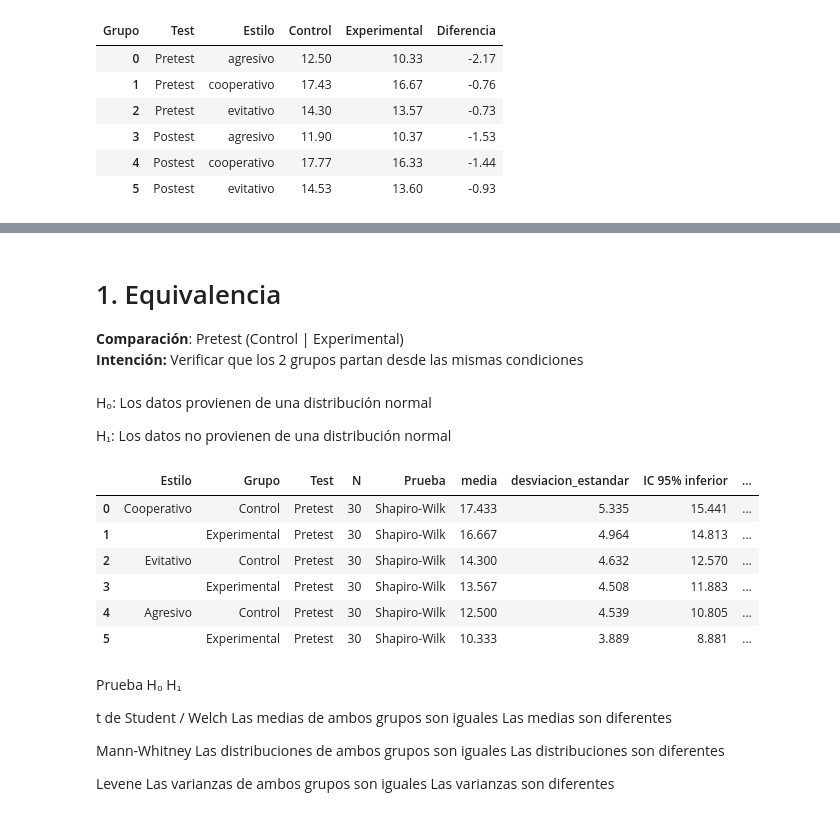
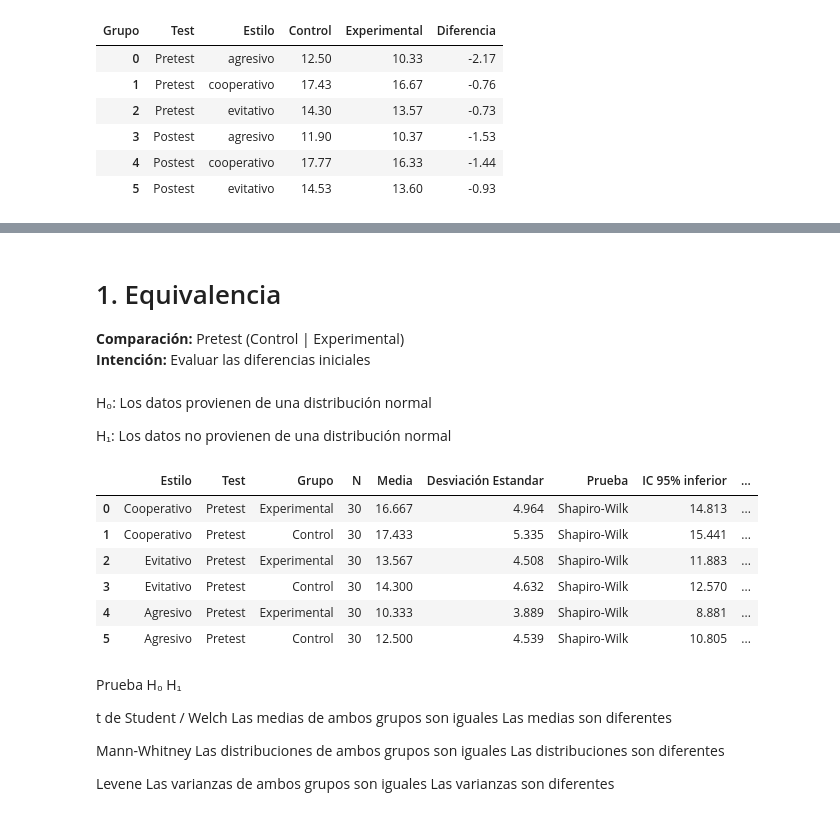
Before and after one commit to Cristian-Arboleda/Diseno-cuasiexperimental-conflictalk-adca, a Jupyter notebook: conflictalk.ipynb, the cells around one changed output, grey strips where cells are left out. Drawn from its saved outputs; the diff is of its cells as text; code cells hidden in the pictures.

```diff
--- a/conflictalk.ipynb
+++ b/conflictalk.ipynb
@@ -271,7 +274,7 @@ fig.show()
 # %% [markdown]
 # 1. Equivalencia <br>
-**Comparación**: Pretest (Control | Experimental) <br>
-**Intención:** Verificar que los 2 grupos partan desde las mismas condiciones
+**Comparación:** Pretest (Control | Experimental) <br>
+**Intención:** Evaluar las diferencias iniciales
 # %% [markdown]
 H₀: Los datos provienen de una distribución normal
 
@@ -315,19 +318,11 @@ datos_pretest = tabla_datos[
 datos_pretest['Estilo'] = (
     datos_pretest['Estilo'].astype(str).str.strip().str.lower()
 )
-
 datos_pretest['Grupo'] = (
     datos_pretest['Grupo'].astype(str).str.strip().str.lower()
 )
-
 datos_pretest['Test'] = (
     datos_pretest['Test'].astype(str).str.strip().str.lower()
-)
-
-# Convertir puntajes a valores numéricos
-datos_pretest['Puntaje'] = pd.to_numeric(
-    datos_pretest['Puntaje'],
-    errors='coerce'
 )
 
 resultados = []
@@ -397,70 +392,59 @@ for (estilo, grupo_nombre, test), grupo in datos_pretest.groupby(
     # Guardar resultados
     resultados.append({
         'Estilo': estilo.capitalize(),
+        'Test': test.capitalize(),
         'Grupo': grupo_nombre.capitalize(),
-        'Test': test.capitalize(),
         'N': N,
+        'Media': media,
+        'Desviación Estandar': desviacion,
         'Prueba': 'Shapiro-Wilk',
-        'media': media,
-        'desviacion_estandar': desviacion,
         'IC 95% inferior': ic_inferior,
         'IC 95% superior': ic_superior,
         'α': alpha,
-        'pvalue': pvalue,
+        'p-value': pvalue,
         'W': W,
         'Resultado hipótesis': decision,
         'Distribución': distribucion
     })
 
 
 # Crear DataFrame
 tabla_normalidad = pd.DataFrame(resultados)
 
 # Ordenar los resultados
-orden_test = pd.CategoricalDtype(
-    categories=['Pretest', 'Postest'],
+orden_grupo = pd.CategoricalDtype(
+    categories=['Experimental', 'Control'],
     ordered=True
 )
+tabla_normalidad['Grupo'] = tabla_normalidad['Grupo'].astype(orden_grupo)
 
-tabla_normalidad['Test'] = tabla_normalidad['Test'].astype(orden_test)
-
-# Orden personalizado de los estilos
 orden_estilos = pd.CategoricalDtype(
     categories=['Cooperativo', 'Evitativo', 'Agresivo'],
     ordered=True
 )
-
 tabla_normalidad['Estilo'] = tabla_normalidad['Estilo'].astype(orden_estilos)
 
 tabla_normalidad = tabla_normalidad.sort_values(
     ['Estilo', 'Grupo', 'Test']
 ).reset_index(drop=True)
 
-# Evitar repetir el estilo en filas consecutivas
-tabla_normalidad['Estilo'] = tabla_normalidad['Estilo'].astype(object)
-
-tabla_normalidad.loc[
-    tabla_normalidad['Estilo'].duplicated(),
-    'Estilo'
-] = ''
-
 
 # Mostrar tabla
 tabla_normalidad.style.format({
-    'media': '{:.3f}',
-    'desviacion_estandar': '{:.3f}',
+    'Media': '{:.3f}',
+    'Desviación Estandar': '{:.3f}',
     'IC 95% inferior': '{:.3f}',
     'IC 95% superior': '{:.3f}',
     'α': '{:.2f}',
-    'pvalue': '{:.4f}',
+    'p-value': '{:.4f}',
     'W': '{:.4f}'
 })
 # %% [output]
-|  | Estilo | Grupo | Test | N | Prueba | media | desviacion_estandar | IC 95% inferior | ... |
-| 0 | Cooperativo | Control | Pretest | 30 | Shapiro-Wilk | 17.433 | 5.335 | 15.441 | ... |
-| 1 |  | Experimental | Pretest | 30 | Shapiro-Wilk | 16.667 | 4.964 | 14.813 | ... |
-| 2 | Evitativo | Control | Pretest | 30 | Shapiro-Wilk | 14.300 | 4.632 | 12.570 | ... |
-| 3 |  | Experimental | Pretest | 30 | Shapiro-Wilk | 13.567 | 4.508 | 11.883 | ... |
-| 4 | Agresivo | Control | Pretest | 30 | Shapiro-Wilk | 12.500 | 4.539 | 10.805 | ... |
-| 5 |  | Experimental | Pretest | 30 | Shapiro-Wilk | 10.333 | 3.889 | 8.881 | ... |
+|  | Estilo | Test | Grupo | N | Media | Desviación Estandar | Prueba | IC 95% inferior | ... |
+| 0 | Cooperativo | Pretest | Experimental | 30 | 16.667 | 4.964 | Shapiro-Wilk | 14.813 | ... |
+| 1 | Cooperativo | Pretest | Control | 30 | 17.433 | 5.335 | Shapiro-Wilk | 15.441 | ... |
+| 2 | Evitativo | Pretest | Experimental | 30 | 13.567 | 4.508 | Shapiro-Wilk | 11.883 | ... |
+| 3 | Evitativo | Pretest | Control | 30 | 14.300 | 4.632 | Shapiro-Wilk | 12.570 | ... |
+| 4 | Agresivo | Pretest | Experimental | 30 | 10.333 | 3.889 | Shapiro-Wilk | 8.881 | ... |
+| 5 | Agresivo | Pretest | Control | 30 | 12.500 | 4.539 | Shapiro-Wilk | 10.805 | ... |
 # %%
```
Also changed, not shown: parts of 16 cells of this notebook.
